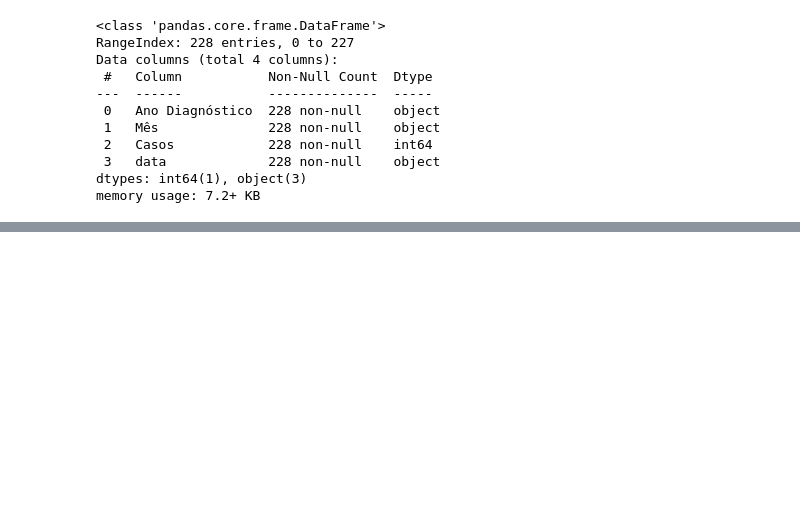
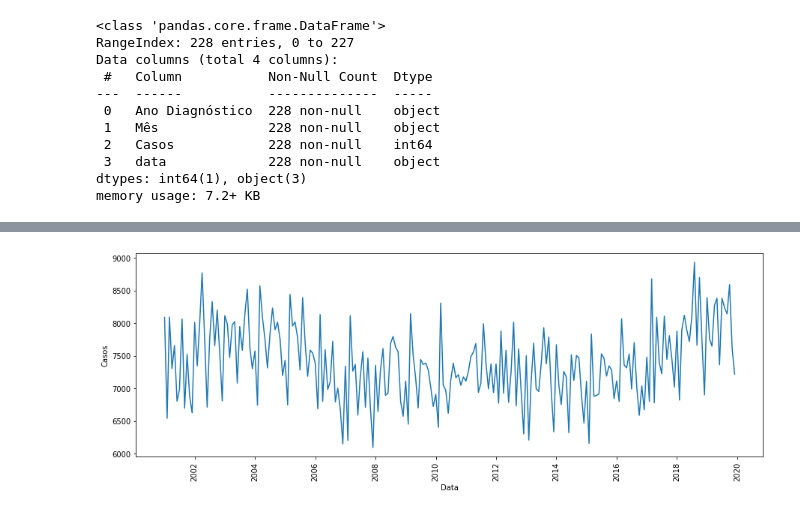
Before and after one commit to GuilhermeRuy97/BootcampDataScience, a Jupyter notebook: Analise_e_previsao_de_Series_Temporais.ipynb, the cells around one changed output, grey strips where cells are left out. Drawn from its saved outputs; the diff is of its cells as text; code cells hidden in the pictures; blank space fills up the shorter version.

```diff
--- a/Analise_e_previsao_de_Series_Temporais.ipynb
+++ b/Analise_e_previsao_de_Series_Temporais.ipynb
@@ -116,0 +120,22 @@ memory usage: 7.2+ KB
+# %%
+#Transformar a string em data
+#Porém, a abreviação em inglês de Fevereiro é Feb e não Fev (repare que Jan é igual nas duas linguas)
+#Então vamos renomear a coluna mês
+
+meses_port_ing = {
+    "Jan": "Jan",
+    "Fev": "Feb",
+    "Mar": "Mar",
+    "Abr": "Apr",
+    "Mai": "May",
+    "Jun": "Jun",
+    "Jul": "Jul",
+    "Ago": "Aug",
+    "Set": "Sep",
+    "Out": "Oct",
+    "Nov": "Nov",
+    "Dez": "Dec"
+}
+
+dados_st["Mês"] = dados_st["Mês"].map(meses_port_ing)
+dados_st.sample(5)
@@ -116,0 +149,3 @@ memory usage: 7.2+ KB
+# %%
+dados_st["data"] = dados_st["Ano Diagnóstico"]+"-"+dados_st["Mês"]
+dados_st
@@ -116,0 +166,5 @@ memory usage: 7.2+ KB
+# %%
+#Tranformando em data
+
+dados_st["Data"] = pd.to_datetime(dados_st["data"])
+dados_st
@@ -116,0 +202,7 @@ memory usage: 7.2+ KB
+# %%
+#Deixando somente as colunas Data e Casos
+
+dados_st = dados_st[["Data", "Casos"]]
+dados_st
+
+#Chegando bem próximo de ser uma série temporal ano/mes
@@ -116,0 +223,7 @@ memory usage: 7.2+ KB
+# %%
+plt.figure(figsize=(15,5))
+sns.lineplot(x = "Data", y = "Casos", data = dados_st)
+plt.xticks(rotation = 90)
+plt.show()
+# %% [output]
+[figure, added]
```
Also changed, not shown: parts of 6 cells of this notebook.
